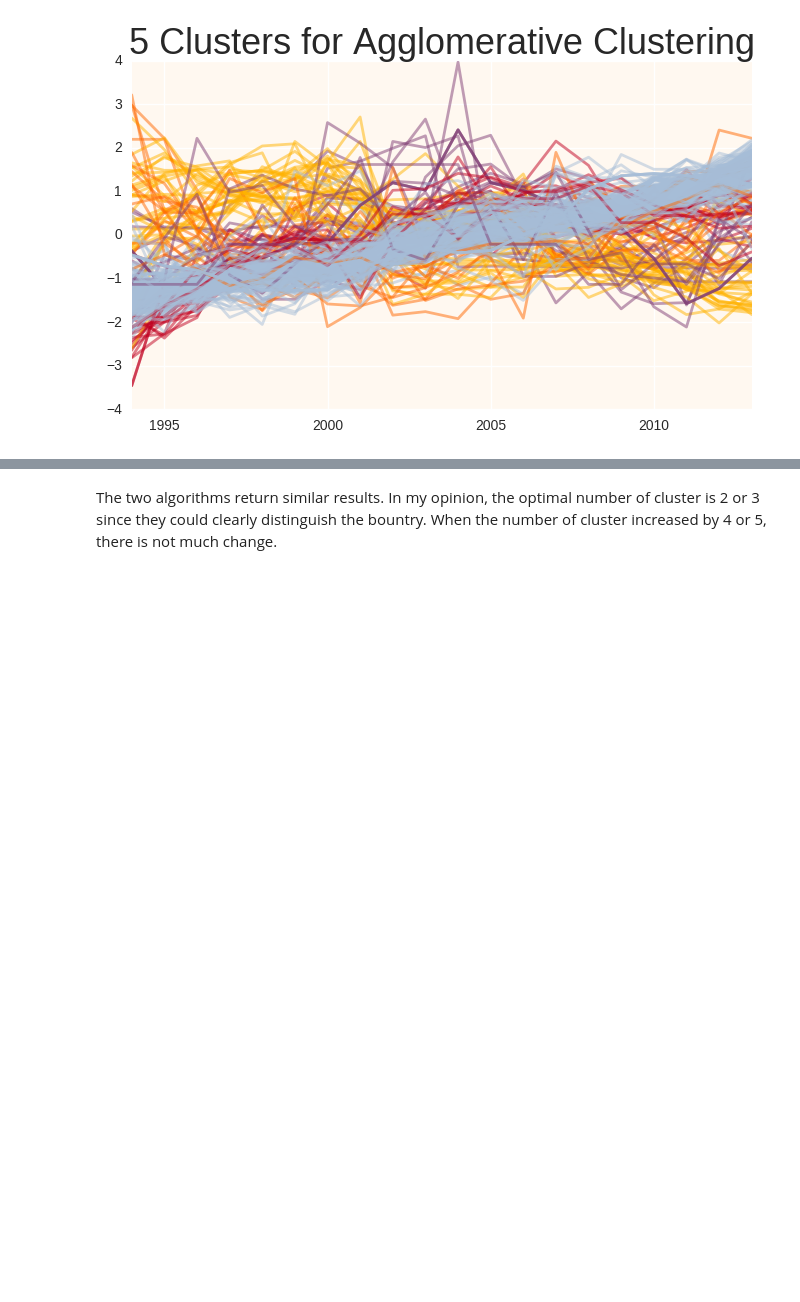
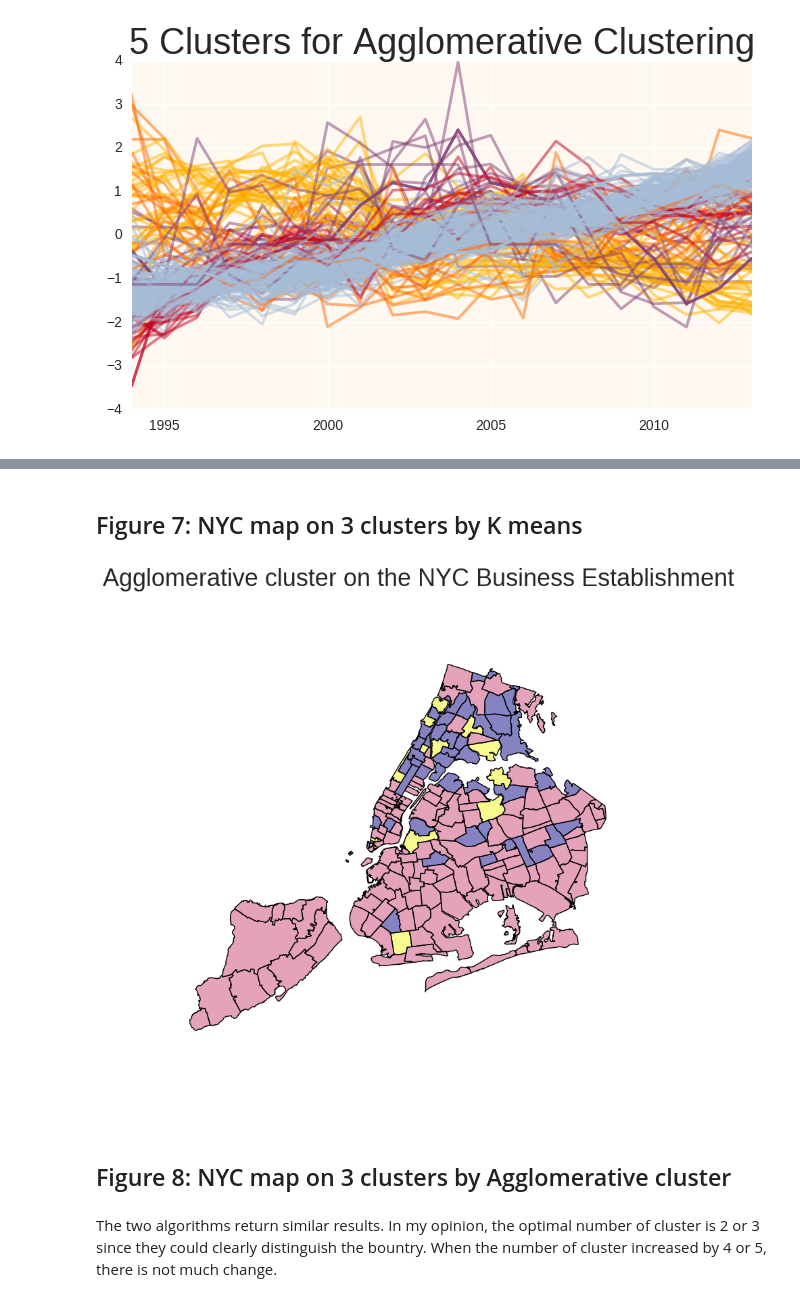
Before and after one commit to siynsun/PUI2016_ss9558, a Jupyter notebook: HW11_ss9558/HW11_Assignment2.ipynb, the cells around one changed output, grey strips where cells are left out. Cells and saved outputs as stored; diff of their text form; code cells hidden in the pictures; blank space fills up the shorter version.

```diff
--- a/HW11_ss9558/HW11_Assignment2.ipynb
+++ b/HW11_ss9558/HW11_Assignment2.ipynb
@@ -342,0 +387,3 @@ AttributeError: Unknown property column
+# %%
+finaldf_ac= pd.merge(NYCZipCodes, df_ac, left_index=True, right_index=True, how='inner', on=['zip'])
+finaldf_ac.head()
@@ -343,3 +406,16 @@ AttributeError: Unknown property column
+# %% [markdown]
+## Figure 7: NYC map on 3 clusters by K means
+# %%
+f, ax = plt.subplots(figsize=(10,10))
+finaldf_ac.plot(column="label", cmap="plasma", figsize=(15,10), ax=ax)
+ax.set_title("Agglomerative cluster on the NYC Business Establishment")
+ax.get_xaxis().set_visible(False)
+ax.get_yaxis().set_visible(False)
+ax.set_axis_bgcolor('white')
+# %% [output]
+[figure, added]
+# %% [markdown]
+## Figure 8: NYC map on 3 clusters by Agglomerative cluster
 # %% [markdown]
 The two algorithms return similar results. In my opinion, the optimal number of cluster is 2 or 3 since they could clearly distinguish the bountry. When the number of cluster increased by 4 or 5, there is not much change.
 # %% [markdown]
```
Also changed, not shown: parts of 19 cells of this notebook, 1 other file.
